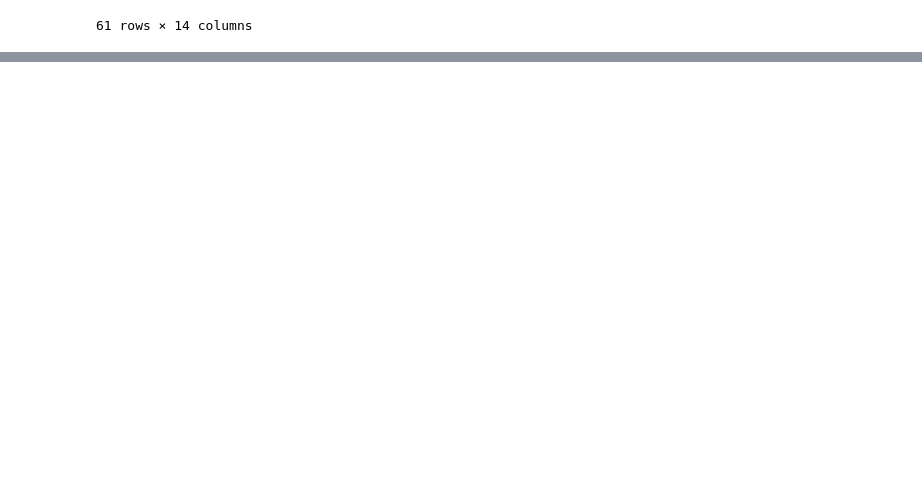
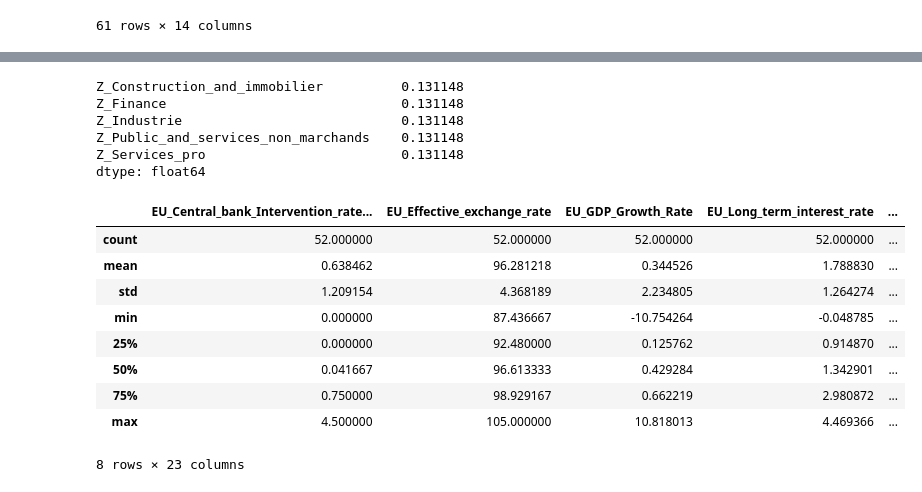
Before and after one commit to Celeste2405/PFE, a Jupyter notebook: model_averaging.ipynb, the cells around one changed output, grey strips where cells are left out. Drawn from its saved outputs; the diff is of its cells as text; code cells hidden in the pictures; blank space fills up the shorter version.

```diff
--- a/model_averaging.ipynb
+++ b/model_averaging.ipynb
@@ -141,3 +141,52 @@ df_ts.describe()
 | 50% | 0.050000 | 96.613333 | 0.443708 | 1.960250 | ... |
 | 75% | 1.000000 | 99.433333 | 0.645163 | 3.166083 | ... |
 | max | 4.500000 | 106.206667 | 10.818013 | 4.469366 | ... |
+# %%
+macro = df_ts.copy()   # index datetime (2010-01-01, 2010-04-01, ...)
+z = Z_hat.copy()       # date_q (str), econ_group, Z_group
+
+# 1) Convertir date_q en datetime + forcer au début du trimestre (sécurise)
+z["date_q"] = pd.to_datetime(z["date_q"]).dt.to_period("Q").dt.to_timestamp()
+
+# 2) Nettoyer noms de secteurs -> colonnes
+def clean_col(x: str) -> str:
+    x = str(x).strip()
+    x = x.replace("&", "and").replace("/", "_")
+    x = x.replace(" ", "_").replace("-", "_")
+    return x
+
+z["sector_col"] = "Z_" + z["econ_group"].apply(clean_col)
+
+# 3) Pivot : une colonne par secteur
+z_wide = (
+    z.pivot(index="date_q", columns="sector_col", values="Z_group")
+     .sort_index()
+)
+
+# 4) Join sur les dates macro
+df_full = macro.join(z_wide, how="left")
+
+# (option) vérifier combien de NaN on a sur les colonnes Z
+print(df_full.filter(like="Z_").isna().mean().sort_values().head())
+# %% [output]
+Z_Construction_and_immobilier          0.131148
+Z_Finance                              0.131148
+Z_Industrie                            0.131148
+Z_Public_and_services_non_marchands    0.131148
+Z_Services_pro                         0.131148
+dtype: float64
+# %%
+df_full_common = df_full.dropna(subset=z_wide.columns)
+# %%
+df_full_common.describe()
+# %% [output]
+|  | EU_Central_bank_Intervention_rate... | EU_Effective_exchange_rate | EU_GDP_Growth_Rate | EU_Long_term_interest_rate | ... |
+| count | 52.000000 | 52.000000 | 52.000000 | 52.000000 | ... |
+| mean | 0.638462 | 96.281218 | 0.344526 | 1.788830 | ... |
+| std | 1.209154 | 4.368189 | 2.234805 | 1.264274 | ... |
+| min | 0.000000 | 87.436667 | -10.754264 | -0.048785 | ... |
+| 25% | 0.000000 | 92.480000 | 0.125762 | 0.914870 | ... |
+| 50% | 0.041667 | 96.613333 | 0.429284 | 1.342901 | ... |
+| 75% | 0.750000 | 98.929167 | 0.662219 | 2.980872 | ... |
+| max | 4.500000 | 105.000000 | 10.818013 | 4.469366 | ... |
+8 rows × 23 columns
```
Also changed, not shown: parts of 4 cells of this notebook.
